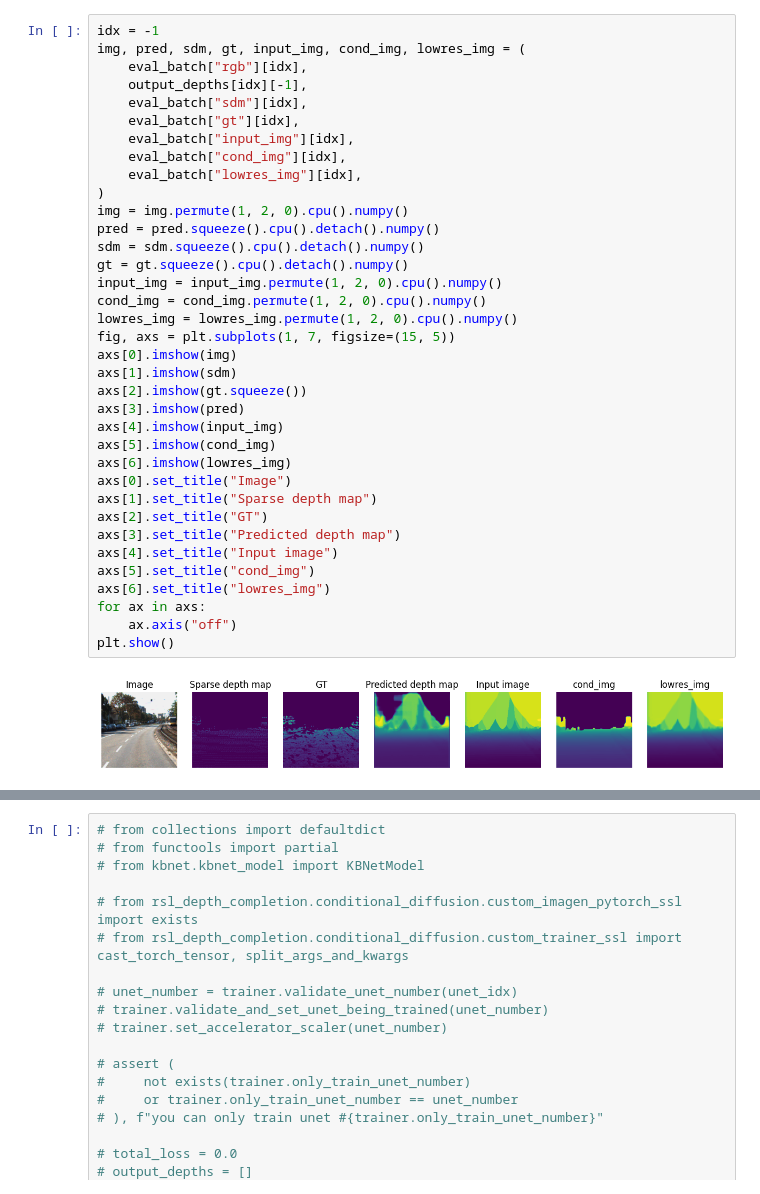
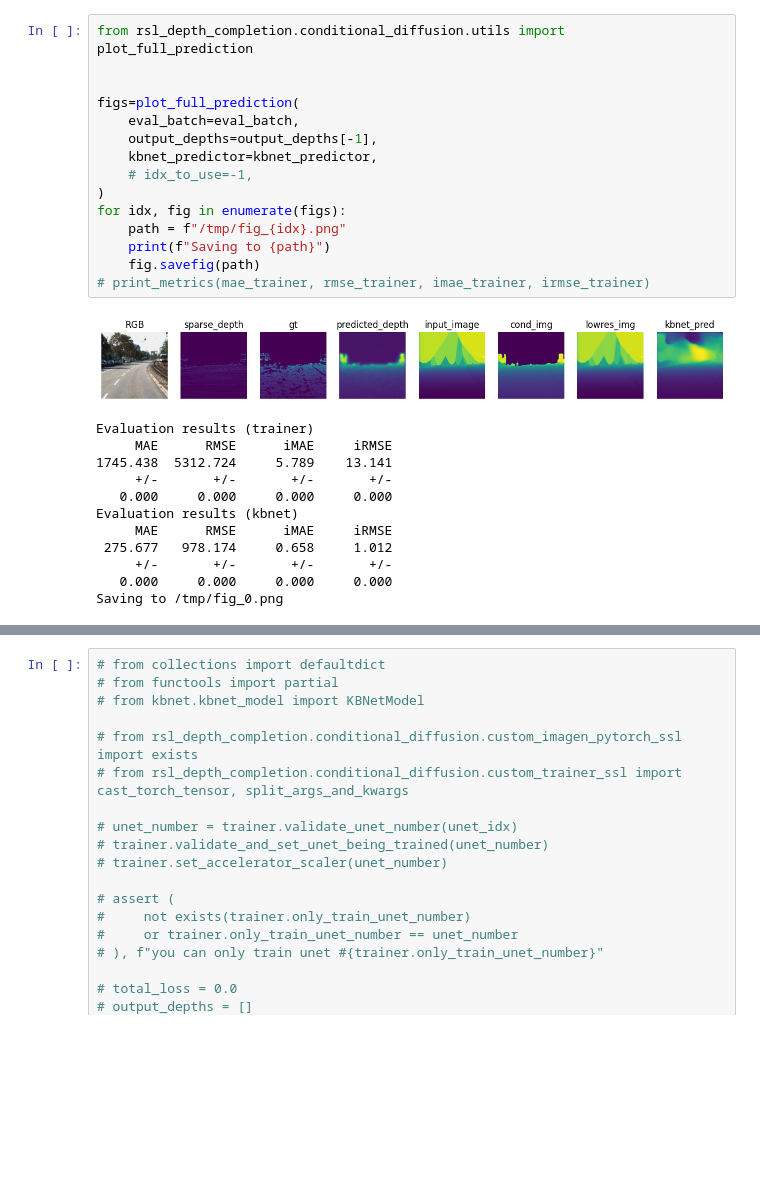
Before and after one commit to kirilllzaitsev/depth_completion_with_diffusion, a Jupyter notebook: rsl_depth_completion/conditional_diffusion/warm-start-with-ssl.ipynb, the cells around one changed output, grey strips where cells are left out. Drawn from its saved outputs; the diff is of its cells as text; blank space fills up the shorter version.

```diff
--- a/rsl_depth_completion/conditional_diffusion/warm-start-with-ssl.ipynb
+++ b/rsl_depth_completion/conditional_diffusion/warm-start-with-ssl.ipynb
@@ -185,41 +231,31 @@ for epoch in progress_bar:
-# %%
-idx = -1
-img, pred, sdm, gt, input_img, cond_img, lowres_img = (
-    eval_batch["rgb"][idx],
-    output_depths[idx][-1],
-    eval_batch["sdm"][idx],
-    eval_batch["gt"][idx],
-    eval_batch["input_img"][idx],
-    eval_batch["cond_img"][idx],
-    eval_batch["lowres_img"][idx],
-)
-img = img.permute(1, 2, 0).cpu().numpy()
-pred = pred.squeeze().cpu().detach().numpy()
-sdm = sdm.squeeze().cpu().detach().numpy()
-gt = gt.squeeze().cpu().detach().numpy()
-input_img = input_img.permute(1, 2, 0).cpu().numpy()
-cond_img = cond_img.permute(1, 2, 0).cpu().numpy()
-lowres_img = lowres_img.permute(1, 2, 0).cpu().numpy()
-fig, axs = plt.subplots(1, 7, figsize=(15, 5))
-axs[0].imshow(img)
-axs[1].imshow(sdm)
-axs[2].imshow(gt.squeeze())
-axs[3].imshow(pred)
-axs[4].imshow(input_img)
-axs[5].imshow(cond_img)
-axs[6].imshow(lowres_img)
-axs[0].set_title("Image")
-axs[1].set_title("Sparse depth map")
-axs[2].set_title("GT")
-axs[3].set_title("Predicted depth map")
-axs[4].set_title("Input image")
-axs[5].set_title("cond_img")
-axs[6].set_title("lowres_img")
-for ax in axs:
-    ax.axis("off")
-plt.show()
-# %% [output]
-[figure, removed]
+# %%
+from rsl_depth_completion.conditional_diffusion.utils import plot_full_prediction
+
+
+figs=plot_full_prediction(
+    eval_batch=eval_batch,
+    output_depths=output_depths[-1],
+    kbnet_predictor=kbnet_predictor,
+    # idx_to_use=-1,
+)
+for idx, fig in enumerate(figs):
+    path = f"/tmp/fig_{idx}.png"
+    print(f"Saving to {path}")
+    fig.savefig(path)
+# print_metrics(mae_trainer, rmse_trainer, imae_trainer, irmse_trainer)
+# %% [output]
+[figure, added]
+Evaluation results (trainer)
+     MAE      RMSE      iMAE     iRMSE
+1745.438  5312.724     5.789    13.141
+     +/-       +/-       +/-       +/-
+   0.000     0.000     0.000     0.000
+Evaluation results (kbnet)
+     MAE      RMSE      iMAE     iRMSE
+ 275.677   978.174     0.658     1.012
+     +/-       +/-       +/-       +/-
+   0.000     0.000     0.000     0.000
+Saving to /tmp/fig_0.png
 # %%
 from rsl_depth_completion.conditional_diffusion.ssl_utils import plot_grads
 plot_grads(depth_grads, pose_grads, topk=5, bottomk=None)
```
Also changed, not shown: parts of 17 cells of this notebook.
